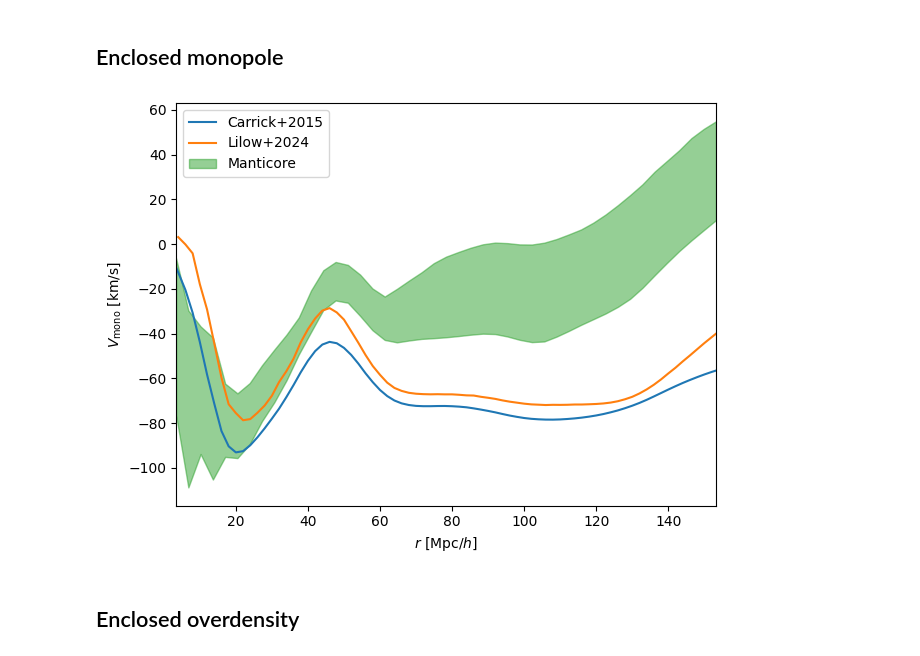
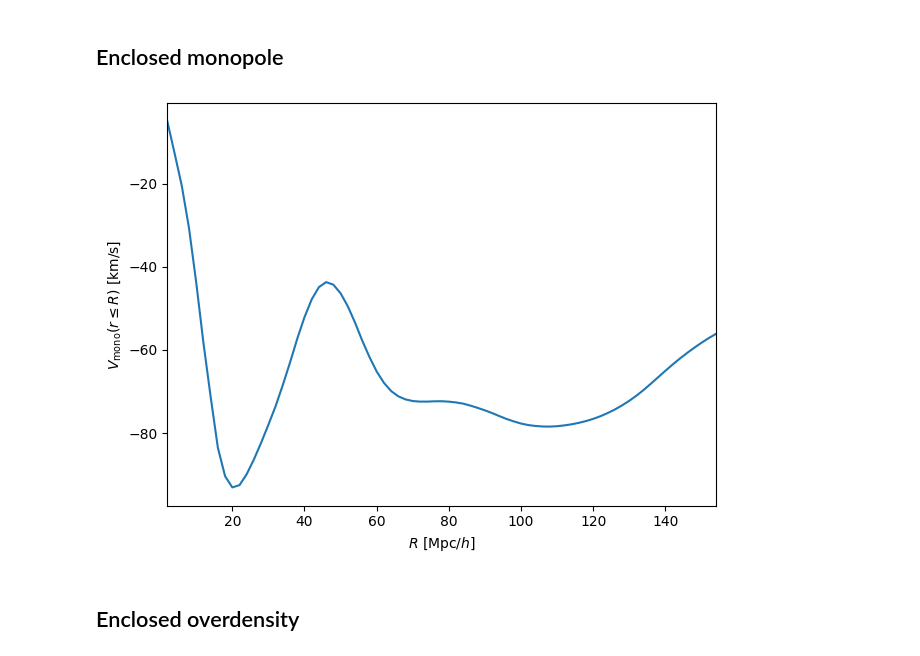
Before and after one commit to Richard-Sti/csiborgtools_public, a Jupyter notebook: notebooks/flow/flow_bulk.ipynb, the cells around one changed output. Saved outputs shown, nothing was run; the diff lists cells and outputs as text; code cells hidden in the pictures.

```diff
--- a/notebooks/flow/flow_bulk.ipynb
+++ b/notebooks/flow/flow_bulk.ipynb
@@ -28,32 +28,32 @@ from flow_bulk import *
 # %%
 plt.figure()
 cols = plt.rcParams['axes.prop_cycle'].by_key()['color']
 
 # Carrick+2015 must be multiplied by beta = 0.43
 r, Vmono = read_enclosed_monopole("Carrick2015")
 Vmono *= 0.4
 plt.plot(r, Vmono[0], label="Carrick+2015", color=cols[0])
 
-r, Vmono = read_enclosed_monopole("Lilow2024")
-plt.plot(r, Vmono[0], label="Lilow+2024", color=cols[1])
+# r, Vmono = read_enclosed_monopole("Lilow2024")
+# plt.plot(r, Vmono[0], label="Lilow+2024", color=cols[1])
 
-r, Vmono = read_enclosed_monopole("csiborg2X")
-ylow, ymed, yhigh = np.percentile(Vmono, [16, 50, 84], axis=0)
-plt.fill_between(r, ylow, yhigh, color=cols[2], alpha=0.5, label="Manticore")
+# r, Vmono = read_enclosed_monopole("csiborg2X")
+# ylow, ymed, yhigh = np.percentile(Vmono, [16, 50, 84], axis=0)
+# plt.fill_between(r, ylow, yhigh, color=cols[2], alpha=0.5, label="Manticore")
 
 
 
-plt.xlabel(r"$r ~ [\mathrm{Mpc} / h]$")
-plt.ylabel(r"$V_{\mathrm{mono}} ~ [\mathrm{km} / \mathrm{s}]$")
-plt.legend(loc="upper left")
+plt.xlabel(r"$R ~ [\mathrm{Mpc} / h]$")
+plt.ylabel(r"$V_{\mathrm{mono}}(r \leq R) ~ [\mathrm{km} / \mathrm{s}]$")
+# plt.legend(loc="upper left")
 
 plt.xlim(r.min(), r.max())
 plt.tight_layout()
 plt.savefig("../../plots/enclosed_monopole.png", dpi=450)
 
 plt.show()
 # %% [output]
-[figure, old version]
+[figure, new version]
 # %% [markdown]
 ## Enclosed overdensity
 # %%
```
Also changed, not shown: 14 other files.
